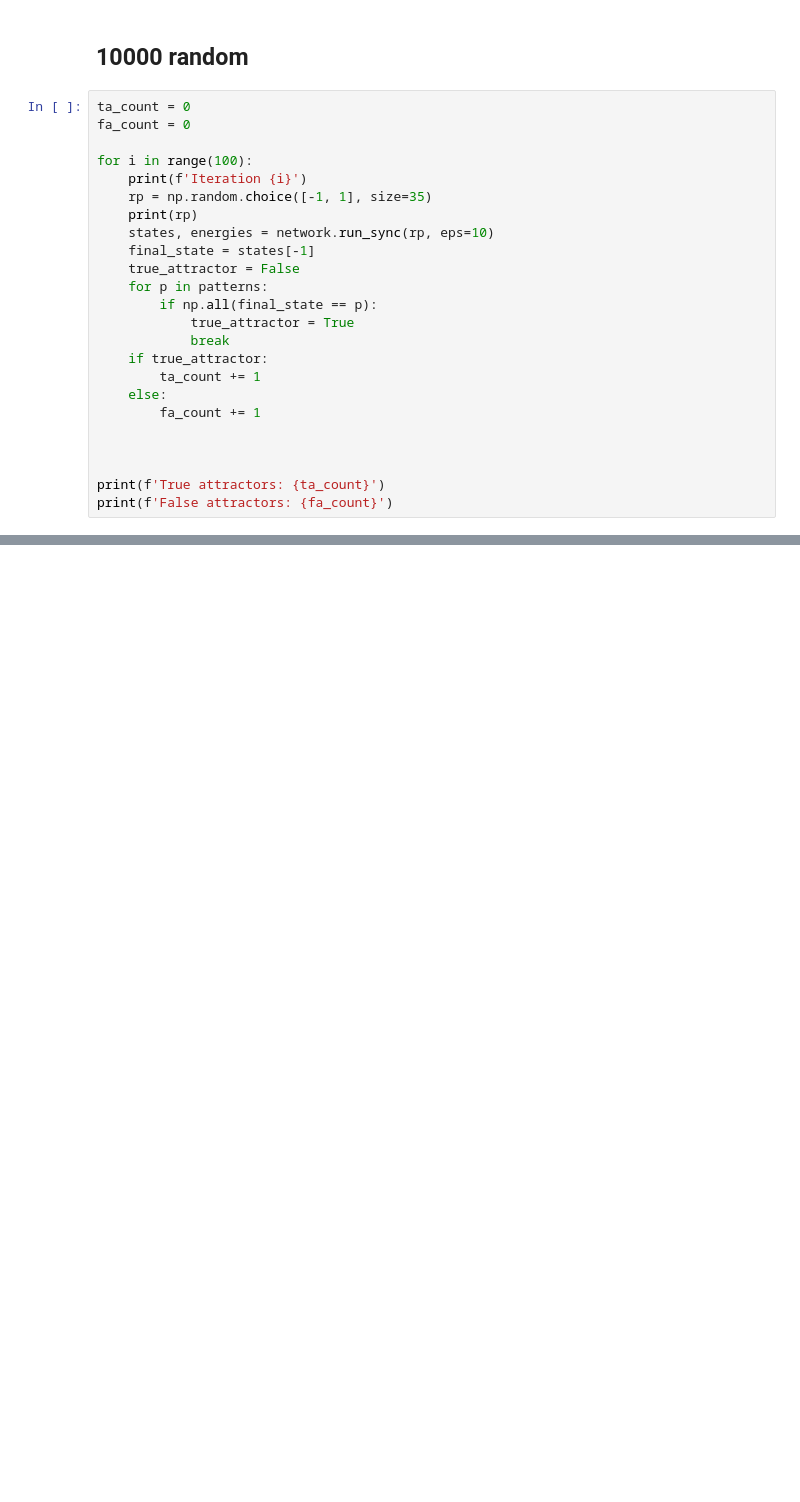
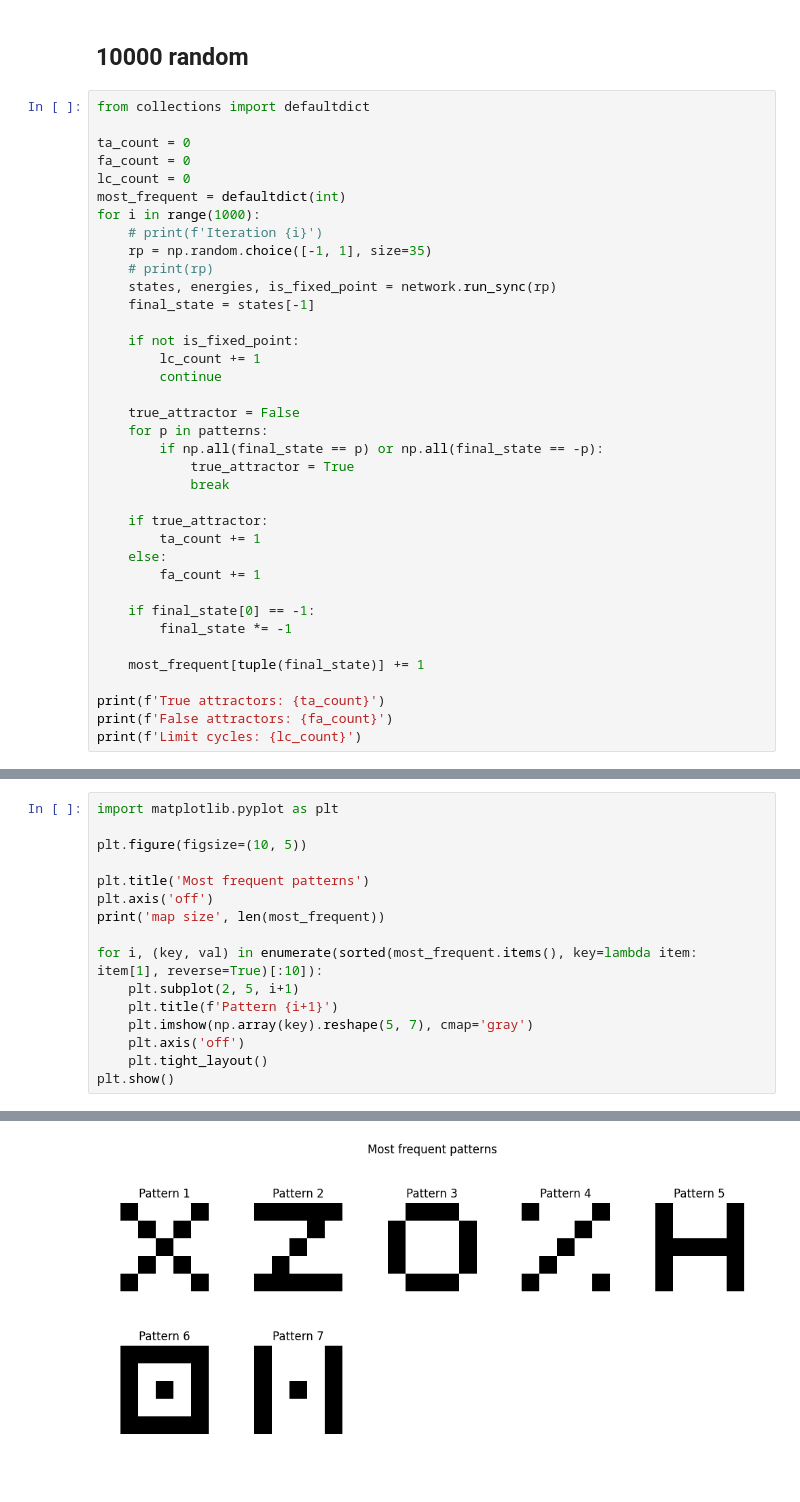
Before and after one commit to misosvec/neural-networks-assignments, a Jupyter notebook: hopfield-network/main.ipynb, the cells around one changed output, grey strips where cells are left out. Cells and saved outputs as stored; diff of their text form; blank space fills up the shorter version.

```diff
--- a/hopfield-network/main.ipynb
+++ b/hopfield-network/main.ipynb
@@ -126,27 +99,40 @@ for letter_index in range(len(patterns)):
 # %% [markdown]
 ## 10000 random
 # %%
+from collections import defaultdict
+
 ta_count = 0
 fa_count = 0
+lc_count = 0
+most_frequent = defaultdict(int)
+for i in range(1000):
+    # print(f'Iteration {i}')
+    rp = np.random.choice([-1, 1], size=35)
+    # print(rp)
+    states, energies, is_fixed_point = network.run_sync(rp)
+    final_state = states[-1]
 
-for i in range(100):
-    print(f'Iteration {i}')
-    rp = np.random.choice([-1, 1], size=35)
-    print(rp)
-    states, energies = network.run_sync(rp, eps=10)
-    final_state = states[-1]
+    if not is_fixed_point:
+        lc_count += 1
+        continue
+
     true_attractor = False
     for p in patterns:
-        if np.all(final_state == p):
+        if np.all(final_state == p) or np.all(final_state == -p):
             true_attractor = True
             break
+
     if true_attractor:
         ta_count += 1
     else:
         fa_count += 1
 
+    if final_state[0] == -1:
+        final_state *= -1
 
+    most_frequent[tuple(final_state)] += 1
 
 print(f'True attractors: {ta_count}')
 print(f'False attractors: {fa_count}')
+print(f'Limit cycles: {lc_count}')
 # %% [output]
@@ -169,0 +144,17 @@ False attractors: 59
+# %%
+import matplotlib.pyplot as plt
+
+plt.figure(figsize=(10, 5))
+
+plt.title('Most frequent patterns')
+plt.axis('off')
+print('map size', len(most_frequent))
+
+for i, (key, val) in enumerate(sorted(most_frequent.items(), key=lambda item: item[1], reverse=True)[:10]):
+    plt.subplot(2, 5, i+1)
+    plt.title(f'Pattern {i+1}')
+    plt.imshow(np.array(key).reshape(5, 7), cmap='gray')
+    plt.axis('off')
+    plt.tight_layout()
+plt.show()
+# %% [output]
@@ -169,0 +162 @@ False attractors: 59
+[figure, added]
```
Also changed, not shown: parts of 10 cells of this notebook, 1 other file.
